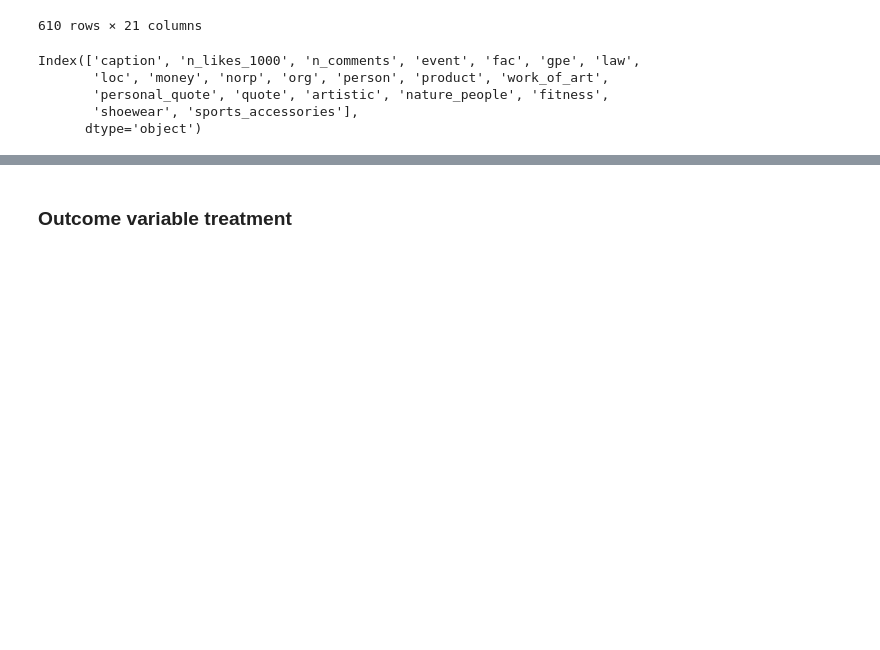
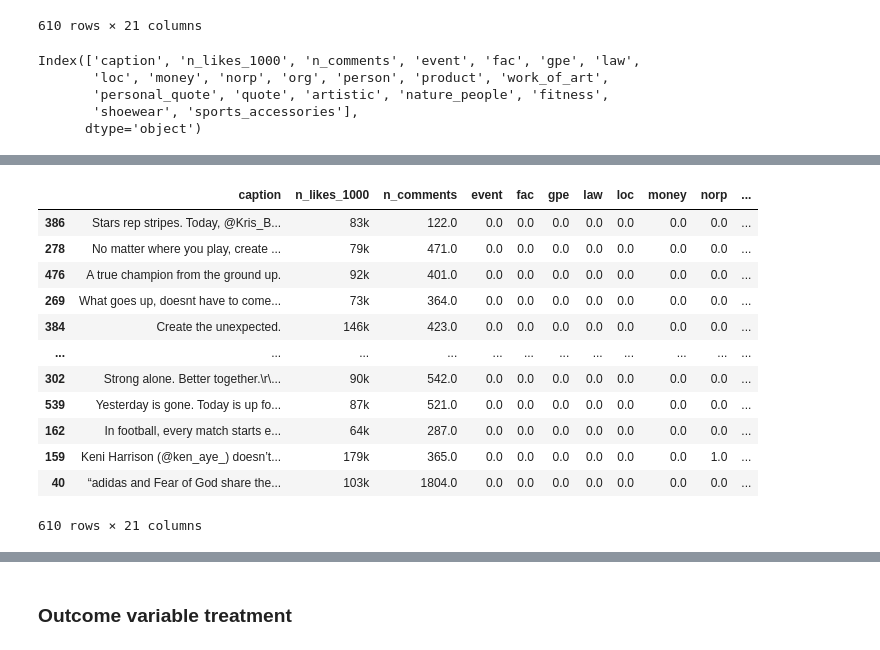
Before and after one commit to vicgpt/Unstructured-Data-Analytics, a Jupyter notebook: Project/supervised_learning.ipynb, the cells around one changed output, grey strips where cells are left out. Drawn from its saved outputs; the diff is of its cells as text; code cells hidden in the pictures; blank space fills up the shorter version.

```diff
--- a/Project/supervised_learning.ipynb
+++ b/Project/supervised_learning.ipynb
@@ -570,0 +642,16 @@ Index(['caption', 'n_likes_1000', 'n_comments', 'event', 'fac', 'gpe', 'law',
+# %%
+adidas_supervised.sort_values('fitness', ascending=False)
+# %% [output]
+|  | caption | n_likes_1000 | n_comments | event | fac | gpe | law | loc | money | norp | ... |
+| 386 | Stars rep stripes. Today, @Kris_B... | 83k | 122.0 | 0.0 | 0.0 | 0.0 | 0.0 | 0.0 | 0.0 | 0.0 | ... |
+| 278 | No matter where you play, create ... | 79k | 471.0 | 0.0 | 0.0 | 0.0 | 0.0 | 0.0 | 0.0 | 0.0 | ... |
+| 476 | A true champion from the ground up. | 92k | 401.0 | 0.0 | 0.0 | 0.0 | 0.0 | 0.0 | 0.0 | 0.0 | ... |
+| 269 | What goes up, doesnt have to come... | 73k | 364.0 | 0.0 | 0.0 | 0.0 | 0.0 | 0.0 | 0.0 | 0.0 | ... |
+| 384 | Create the unexpected. | 146k | 423.0 | 0.0 | 0.0 | 0.0 | 0.0 | 0.0 | 0.0 | 0.0 | ... |
+| ... | ... | ... | ... | ... | ... | ... | ... | ... | ... | ... | ... |
+| 302 | Strong alone. Better together.\r\... | 90k | 542.0 | 0.0 | 0.0 | 0.0 | 0.0 | 0.0 | 0.0 | 0.0 | ... |
+| 539 | Yesterday is gone. Today is up fo... | 87k | 521.0 | 0.0 | 0.0 | 0.0 | 0.0 | 0.0 | 0.0 | 0.0 | ... |
+| 162 | In football, every match starts e... | 64k | 287.0 | 0.0 | 0.0 | 0.0 | 0.0 | 0.0 | 0.0 | 0.0 | ... |
+| 159 | Keni Harrison (@ken_aye_) doesn’t... | 179k | 365.0 | 0.0 | 0.0 | 0.0 | 0.0 | 0.0 | 0.0 | 1.0 | ... |
+| 40 | “adidas and Fear of God share the... | 103k | 1804.0 | 0.0 | 0.0 | 0.0 | 0.0 | 0.0 | 0.0 | 0.0 | ... |
+610 rows × 21 columns
```
Also changed, not shown: parts of 29 cells of this notebook, 23 other files.
